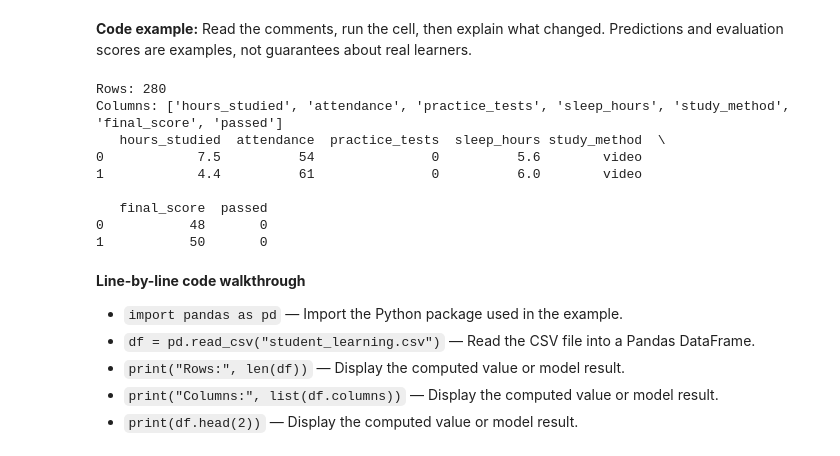
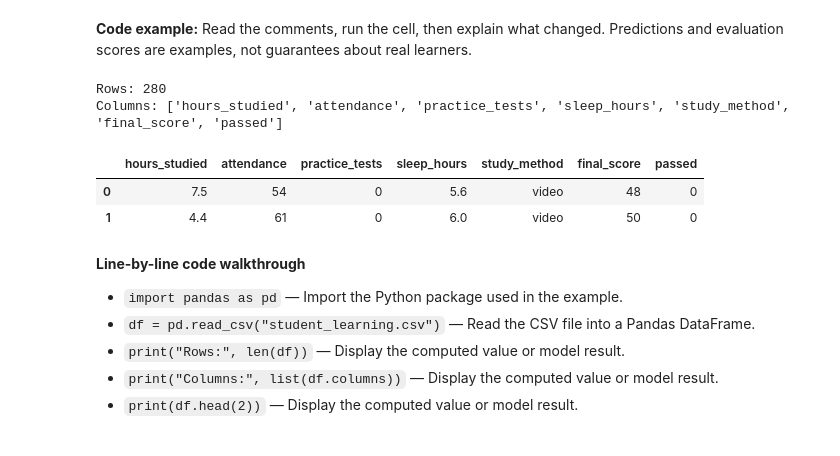
Before and after one commit to mj-awad17/AI-Engineering-bootcamp, a Jupyter notebook: Week-3/Day-1/Module_03_Wednesday_UPDATED.ipynb, the cells around one changed output. Cells and saved outputs as stored; diff of their text form; code cells hidden in the pictures.

```diff
--- a/Week-3/Day-1/Module_03_Wednesday_UPDATED.ipynb
+++ b/Week-3/Day-1/Module_03_Wednesday_UPDATED.ipynb
@@ -126,19 +134,15 @@ Example 2: house pricing - size and location → predicted price.
 # %%
 import pandas as pd  # Import the Python package used in the example.
 df = pd.read_csv("student_learning.csv")  # Read the CSV file into a Pandas DataFrame.
 print("Rows:", len(df))  # Display the computed value or model result.
 print("Columns:", list(df.columns))  # Display the computed value or model result.
-print(df.head(2))  # Display the computed value or model result.
+df.head(2)  # Display the computed value or model result.
 # %% [output]
 Rows: 280
 Columns: ['hours_studied', 'attendance', 'practice_tests', 'sleep_hours', 'study_method', 'final_score', 'passed']
-   hours_studied  attendance  practice_tests  sleep_hours study_method  \
-0            7.5          54               0          5.6        video
-1            4.4          61               0          6.0        video
-
-   final_score  passed
-0           48       0
-1           50       0
+|  | hours_studied | attendance | practice_tests | sleep_hours | study_method | final_score | passed |
+| 0 | 7.5 | 54 | 0 | 5.6 | video | 48 | 0 |
+| 1 | 4.4 | 61 | 0 | 6.0 | video | 50 | 0 |
 # %% [markdown]
 **Line-by-line code walkthrough**
 
```
Also changed, not shown: parts of 4 cells of this notebook.
